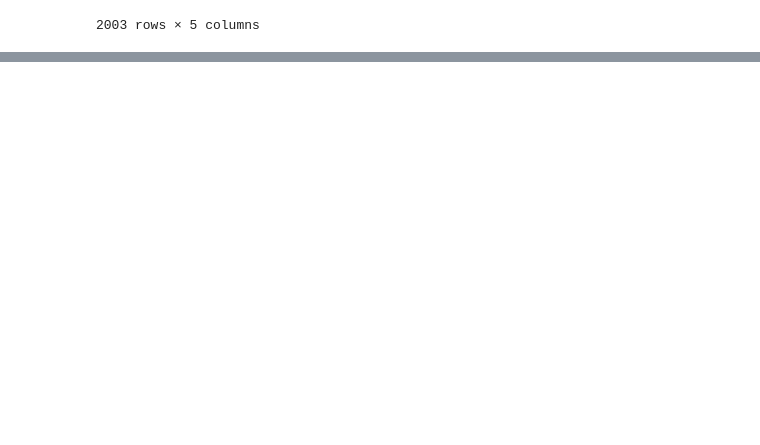
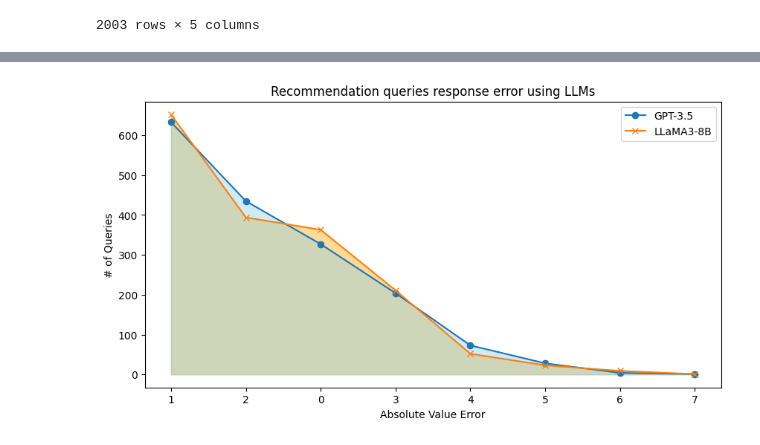
Before and after one commit to simonliu0226/LLM_RecSys, a Jupyter notebook: notebooks/llm-test-wo-finetune.ipynb, the cells around one changed output, grey strips where cells are left out. Saved outputs shown, nothing was run; the diff lists cells and outputs as text; code cells hidden in the pictures; blank space fills up the shorter version.

```diff
--- a/notebooks/llm-test-wo-finetune.ipynb
+++ b/notebooks/llm-test-wo-finetune.ipynb
@@ -389,0 +548,24 @@ df_llm_5_items
+# %%
+import matplotlib.pyplot as plt
+
+plt.figure(figsize=(10, 5))
+
+x_values = range(len(df_chatgpt))
+
+plt.plot(x_values, df_chatgpt['count'], marker='o', label='GPT-3.5')
+plt.plot(x_values, df_llama['count'], marker='x', label='LLaMA3-8B')
+
+plt.fill_between(x_values, df_llama['count'], color="orange", alpha=0.4)
+plt.fill_between(x_values, df_chatgpt['count'], color="skyblue", alpha=0.4)
+
+plt.xticks(x_values, df_chatgpt['abs_value'])
+
+plt.legend()
+
+plt.title('Recommendation queries response error using LLMs')  # Title of the graph
+plt.xlabel('Absolute Value Error')  # Label for the x-axis
+plt.ylabel('# of Queries')  # Label for the y-axis
+plt.grid(False)  # Add a grid for easier readability
+plt.show()  # Display the graph
+# %% [output]
+[figure, added]
```
Also changed, not shown: parts of 13 cells of this notebook.
